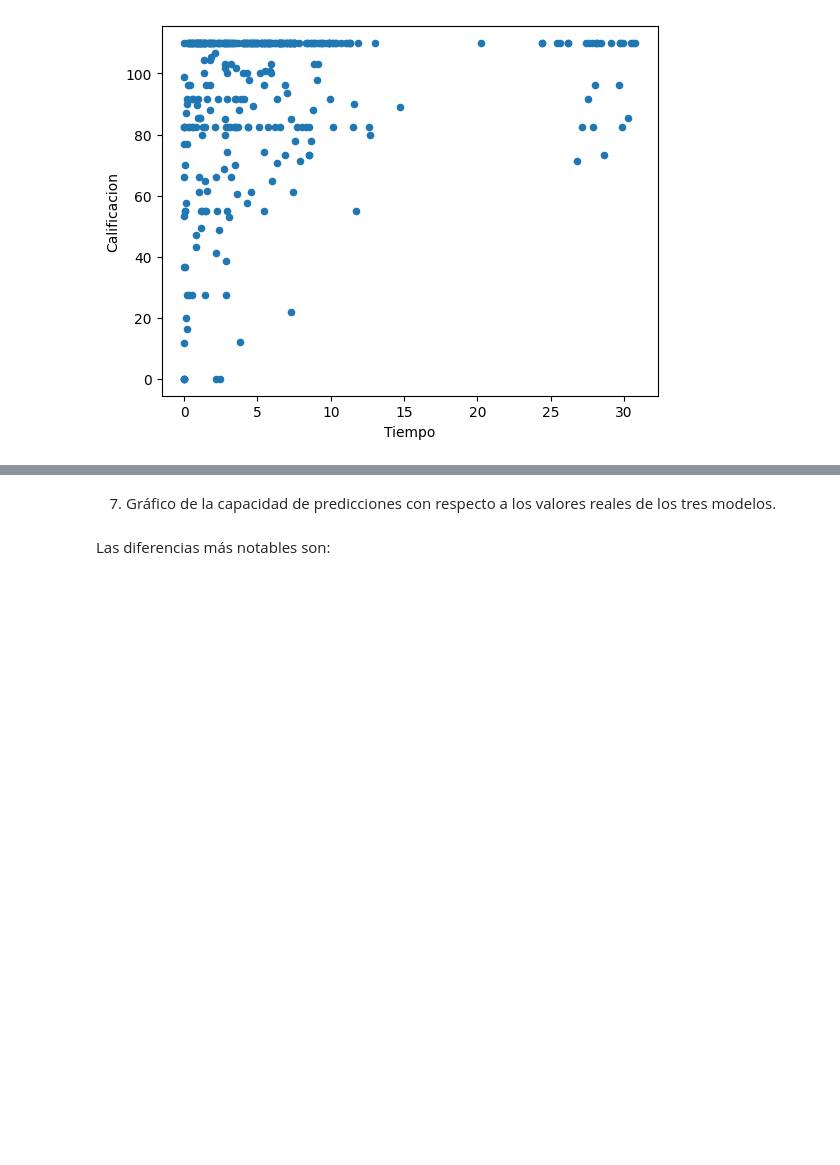
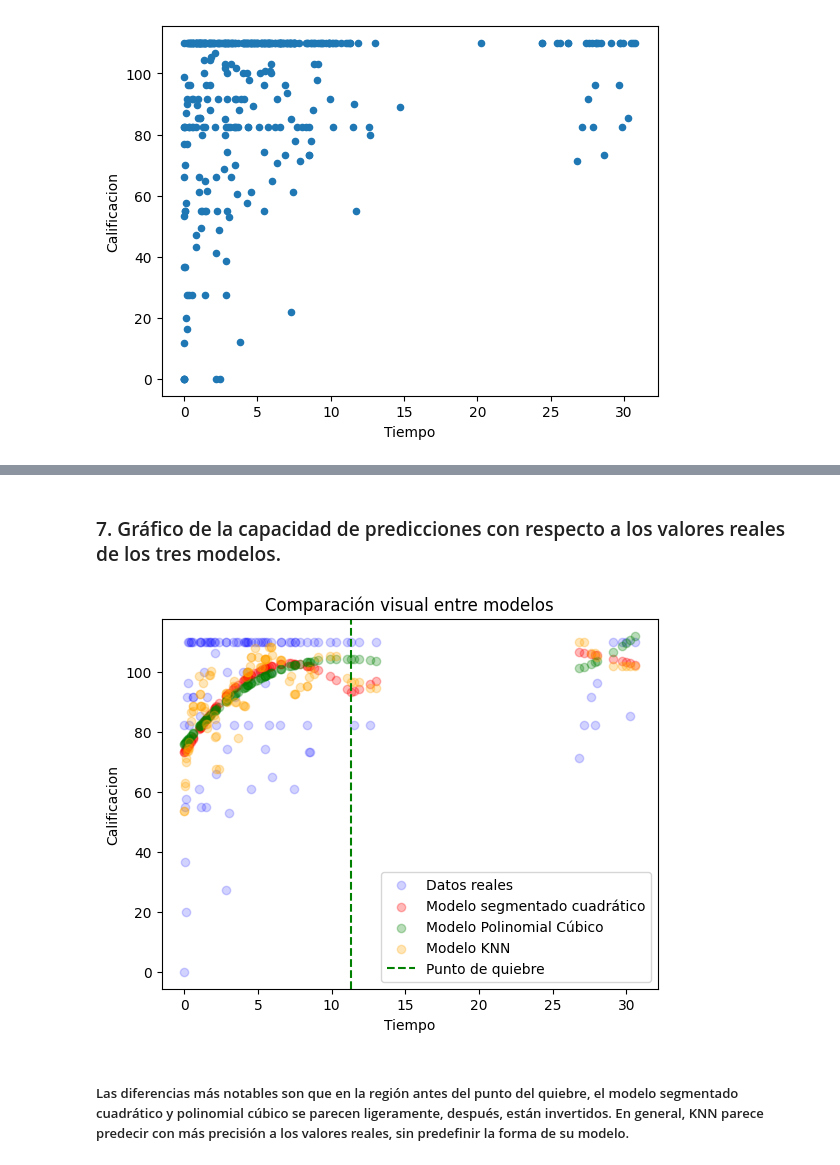
Before and after one commit to joe-chic/inteligencia_artificial_I, a Jupyter notebook: A1.6/A1.6 504065.ipynb, the cells around one changed output, grey strips where cells are left out. Drawn from its saved outputs; the diff is of its cells as text; code cells hidden in the pictures; blank space fills up the shorter version.

```diff
--- a/A1.6/A1.6 504065.ipynb
+++ b/A1.6/A1.6 504065.ipynb
@@ -237,4 +305,18 @@ RSE de modelo KNN: 304.40644858404636
 # %% [markdown]
-7. Gráfico de la capacidad de predicciones con respecto a los valores reales de los tres modelos.
+### 7. Gráfico de la capacidad de predicciones con respecto a los valores reales de los tres modelos.
-# %% [markdown]
-Las diferencias más notables son:
+# %%
+plt.scatter(X_test,Y_test,color="blue",label="Datos reales",alpha=0.175)
+
+plt.scatter(X_test, Y_pred_segmented, color="red", label='Modelo segmentado cuadrático',alpha=0.275)
+plt.scatter(X_test, Y_test_pred,color="green",label="Modelo Polinomial Cúbico",alpha=0.275)
+plt.scatter(X_test,Y_pred_knn,color="orange",label="Modelo KNN",alpha=0.275)
+plt.axvline(x=knot, color='green', linestyle='--', label='Punto de quiebre')
+plt.xlabel('Tiempo')
+plt.ylabel('Calificacion')
+plt.title('Comparación visual entre modelos')
+plt.legend()
+plt.show()
+# %% [output]
+[figure, added]
+# %% [markdown]
+##### Las diferencias más notables son que en la región antes del punto del quiebre, el modelo segmentado cuadrático y polinomial cúbico se parecen ligeramente, después, están invertidos. En general, KNN parece predecir con más precisión a los valores reales, sin predefinir la forma de su modelo.
```
Also changed, not shown: parts of 20 cells of this notebook, 3 other files.
